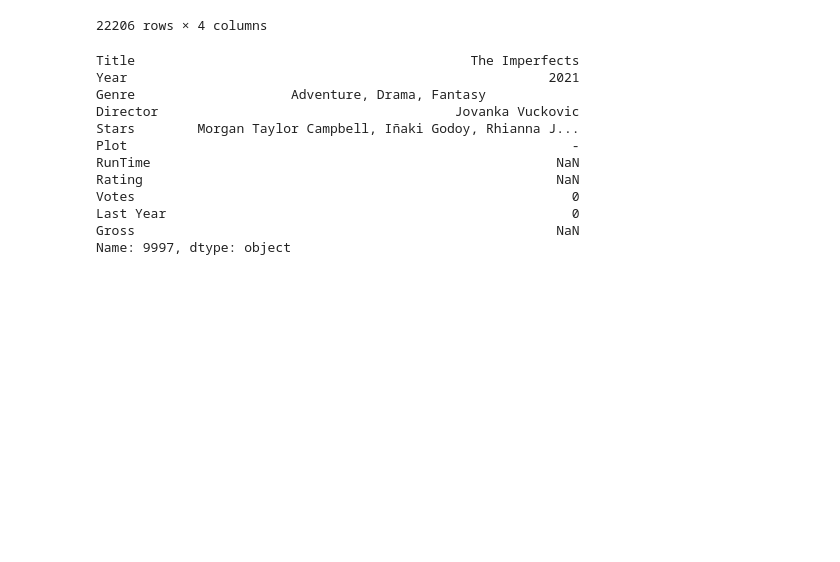
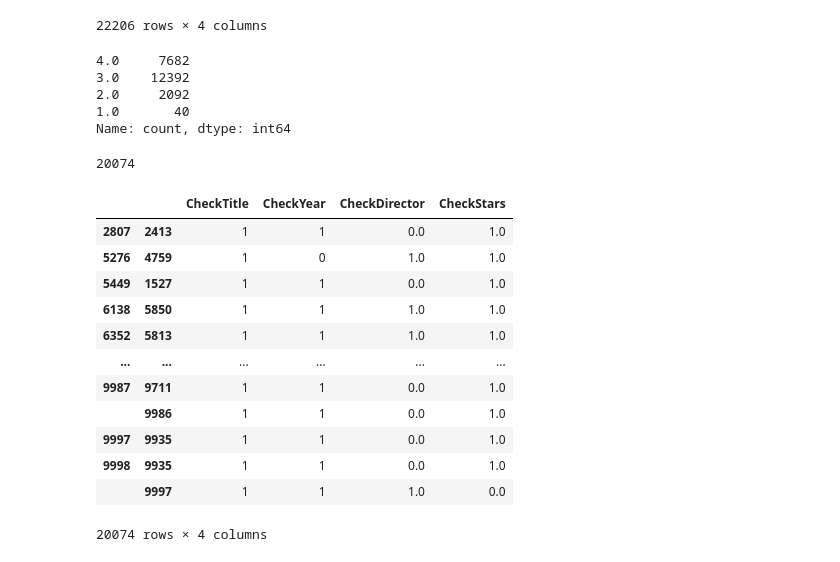
Before and after one commit to lukamath/DIQ_Project, a Jupyter notebook: DIQ_Project_10104067_LM-00.ipynb, the cells around one changed output. Drawn from its saved outputs; the diff is of its cells as text; code cells hidden in the pictures; blank space fills up the shorter version.

```diff
--- a/DIQ_Project_10104067_LM-00.ipynb
+++ b/DIQ_Project_10104067_LM-00.ipynb
@@ -1506,19 +1520,32 @@ features
 | 9998 | 9935 | 1 | 1 | 0.0 | 1.0 |
 |  | 9997 | 1 | 1 | 1.0 | 0.0 |
 22206 rows × 4 columns
-# %%
-
-MOVIES.iloc[9997]
-# %% [output]
-Title                                           The Imperfects
-Year                                                      2021
-Genre                    Adventure, Drama, Fantasy
-Director                                      Jovanka Vuckovic
-Stars        Morgan Taylor Campbell, Iñaki Godoy, Rhianna J...
-Plot                                                         -
-RunTime                                                    NaN
-Rating                                                     NaN
-Votes                                                        0
-Last Year                                                    0
-Gross                                                      NaN
-Name: 9997, dtype: object
+# %%
+#I am seeking wich records satisfy all 6 coditions
+features.sum(axis=1).value_counts().sort_index(ascending=False)
+# %% [output]
+4.0     7682
+3.0    12392
+2.0     2092
+1.0       40
+Name: count, dtype: int64
+# %%
+#Compare the matches
+matches = features[features.sum(axis=1) > 2]
+print(len(matches))
+matches
+# %% [output]
+20074
+|  |  | CheckTitle | CheckYear | CheckDirector | CheckStars |
+| 2807 | 2413 | 1 | 1 | 0.0 | 1.0 |
+| 5276 | 4759 | 1 | 0 | 1.0 | 1.0 |
+| 5449 | 1527 | 1 | 1 | 0.0 | 1.0 |
+| 6138 | 5850 | 1 | 1 | 1.0 | 1.0 |
+| 6352 | 5813 | 1 | 1 | 1.0 | 1.0 |
+| ... | ... | ... | ... | ... | ... |
+| 9987 | 9711 | 1 | 1 | 0.0 | 1.0 |
+|  | 9986 | 1 | 1 | 0.0 | 1.0 |
+| 9997 | 9935 | 1 | 1 | 0.0 | 1.0 |
+| 9998 | 9935 | 1 | 1 | 0.0 | 1.0 |
+|  | 9997 | 1 | 1 | 1.0 | 0.0 |
+20074 rows × 4 columns
```
Also changed, not shown: parts of 8 cells of this notebook.
